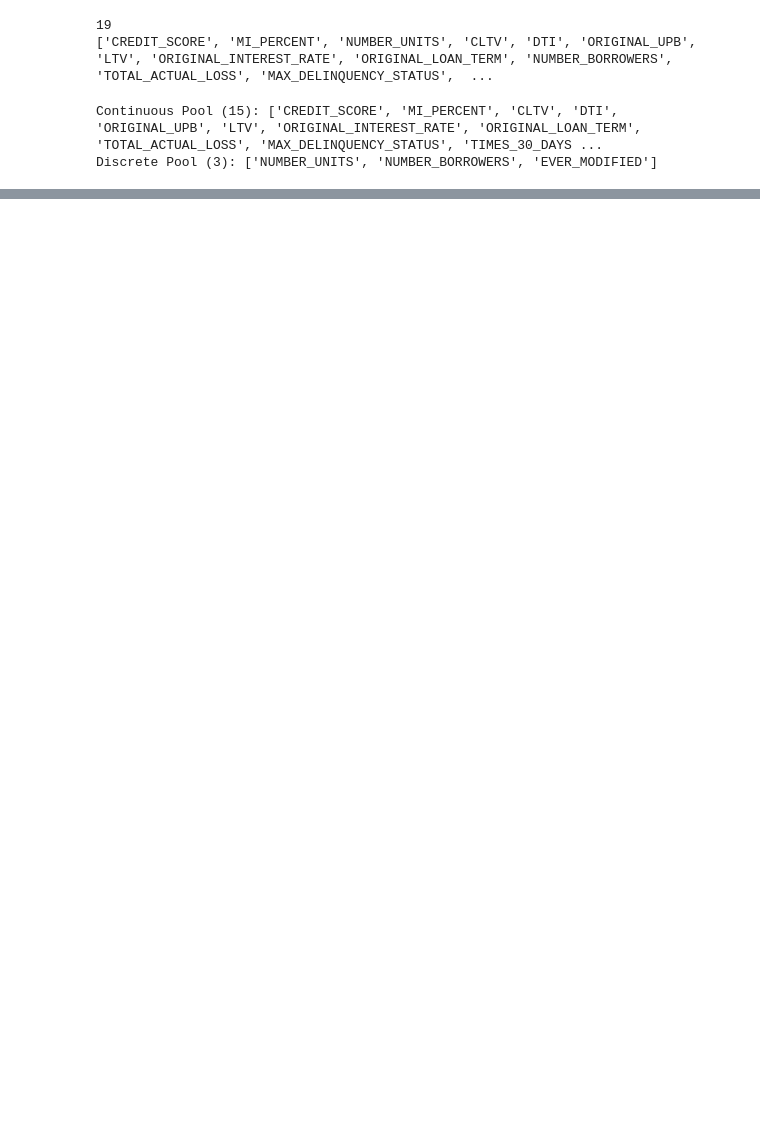
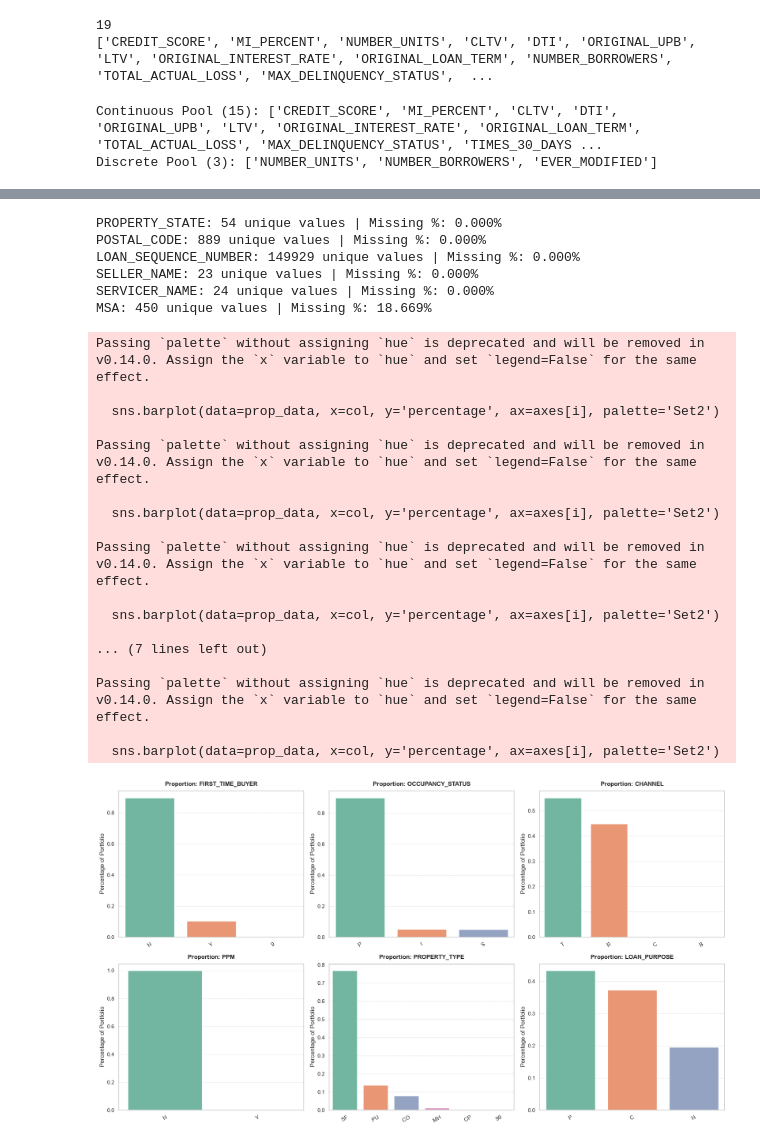
Before and after one commit to Gautam0211/Credit-Risk-Stress-Testing-Under-Macro-Conditions-of-2008-Global-Recession, a Jupyter notebook: Notebooks/EDA and Data Preprocessing.ipynb, the cells around one changed output, grey strips where cells are left out. Drawn from its saved outputs; the diff is of its cells as text; code cells hidden in the pictures; blank space fills up the shorter version.

```diff
--- a/Notebooks/EDA and Data Preprocessing.ipynb
+++ b/Notebooks/EDA and Data Preprocessing.ipynb
@@ -619,0 +1013,78 @@ Discrete Pool (3): ['NUMBER_UNITS', 'NUMBER_BORROWERS', 'EVER_MODIFIED']
+# %%
+# Real structural categorical features
+real_categorical_features = [
+    'FIRST_TIME_BUYER', 'OCCUPANCY_STATUS', 'CHANNEL', 'PPM',
+    'PROPERTY_TYPE', 'LOAN_PURPOSE'
+]
+
+# High-cardinality/Geographic identifiers
+high_cardinality_features = [
+    'PROPERTY_STATE', 'POSTAL_CODE', 'LOAN_SEQUENCE_NUMBER',
+    'SELLER_NAME', 'SERVICER_NAME', 'MSA'
+]
+# %%
+for col in high_cardinality_features:
+    print(f"{col}: {df[col].nunique()} unique values | Missing %: {(df[col].isnull().sum()/len(df))*100:.3f}%")
+# %% [output]
+PROPERTY_STATE: 54 unique values | Missing %: 0.000%
+POSTAL_CODE: 889 unique values | Missing %: 0.000%
+LOAN_SEQUENCE_NUMBER: 149929 unique values | Missing %: 0.000%
+SELLER_NAME: 23 unique values | Missing %: 0.000%
+SERVICER_NAME: 24 unique values | Missing %: 0.000%
+MSA: 450 unique values | Missing %: 18.669%
+# %%
+import matplotlib.pyplot as plt  # Fixed typo: changed .subplots to .pyplot
+import seaborn as sns
+import math
+
+# Define the number of plots and grid layout dimensions
+num_cols = len(real_categorical_features)
+grid_cols = 3
+grid_rows = math.ceil(num_cols / grid_cols)
+
+# Set up the plotting grid canvas
+fig, axes = plt.subplots(grid_rows, grid_cols, figsize=(18, 5 * grid_rows))
+axes = axes.flatten()
+
+# Iterate through every categorical feature and render its proportional distribution
+for i, col in enumerate(real_categorical_features):
+    # Calculate percentages for the Y-axis to see distribution scale
+    prop_data = df[col].value_counts(normalize=True).reset_index()
+    prop_data.columns = [col, 'percentage']
+
+    # Render the structured bar plot
+    sns.barplot(data=prop_data, x=col, y='percentage', ax=axes[i], palette='Set2')
+    axes[i].set_title(f'Proportion: {col}', fontsize=12, fontweight='bold', pad=10)
+    axes[i].set_ylabel('Percentage of Portfolio')
+    axes[i].set_xlabel('')
+    axes[i].tick_params(axis='x', rotation=30)
+    axes[i].grid(axis='y', linestyle='--', alpha=0.5)
+
+# Drop any empty trailing subplots if the feature count doesn't perfectly fill the grid matrix
+for j in range(i + 1, len(axes)):
+    fig.delaxes(axes[j])
+
+plt.tight_layout()
+
+# Save a clean, high-resolution copy of your categorical EDA grid profile locally
+plt.savefig('categorical_features_proportions.png', dpi=300, bbox_inches='tight')
+plt.show()
+# %% [output]
+Passing `palette` without assigning `hue` is deprecated and will be removed in v0.14.0. Assign the `x` variable to `hue` and set `legend=False` for the same effect.
+
+  sns.barplot(data=prop_data, x=col, y='percentage', ax=axes[i], palette='Set2')
+
+Passing `palette` without assigning `hue` is deprecated and will be removed in v0.14.0. Assign the `x` variable to `hue` and set `legend=False` for the same effect.
+
+  sns.barplot(data=prop_data, x=col, y='percentage', ax=axes[i], palette='Set2')
+
+Passing `palette` without assigning `hue` is deprecated and will be removed in v0.14.0. Assign the `x` variable to `hue` and set `legend=False` for the same effect.
+
+  sns.barplot(data=prop_data, x=col, y='percentage', ax=axes[i], palette='Set2')
+
+... (7 lines left out)
+
+Passing `palette` without assigning `hue` is deprecated and will be removed in v0.14.0. Assign the `x` variable to `hue` and set `legend=False` for the same effect.
+
+  sns.barplot(data=prop_data, x=col, y='percentage', ax=axes[i], palette='Set2')
+[figure, added]
```
Also changed, not shown: parts of 27 cells of this notebook.
